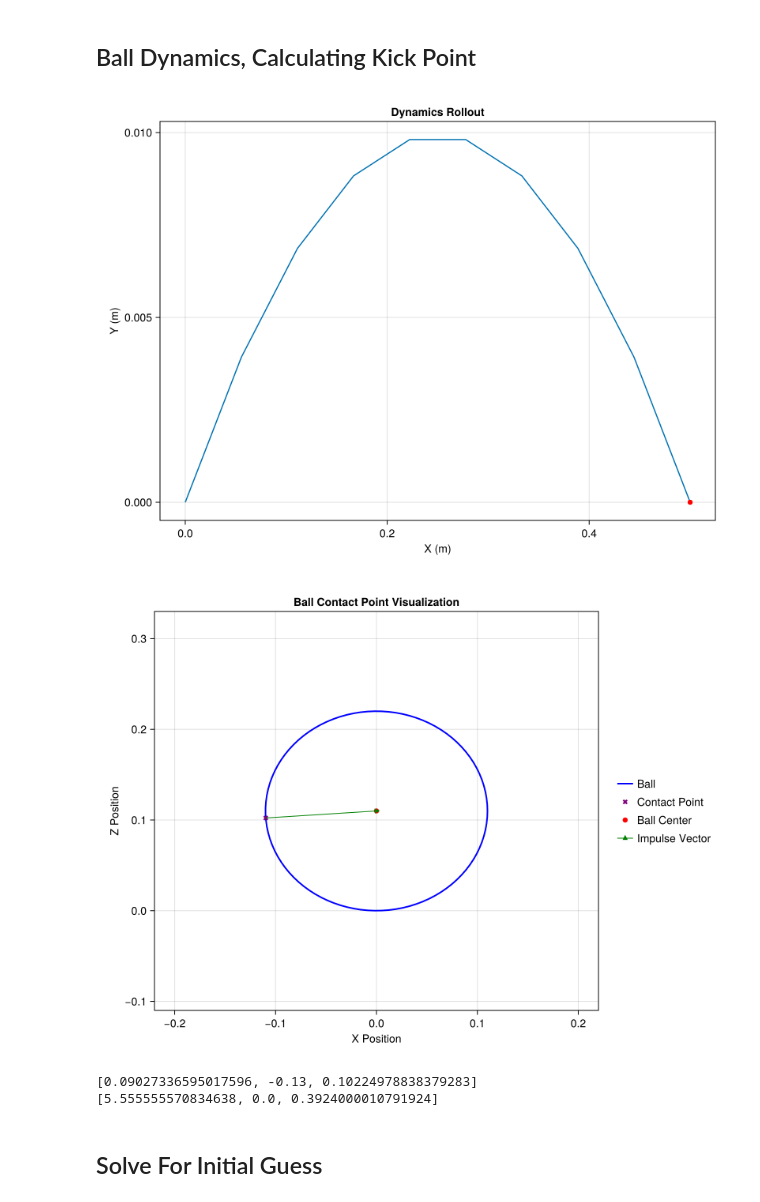
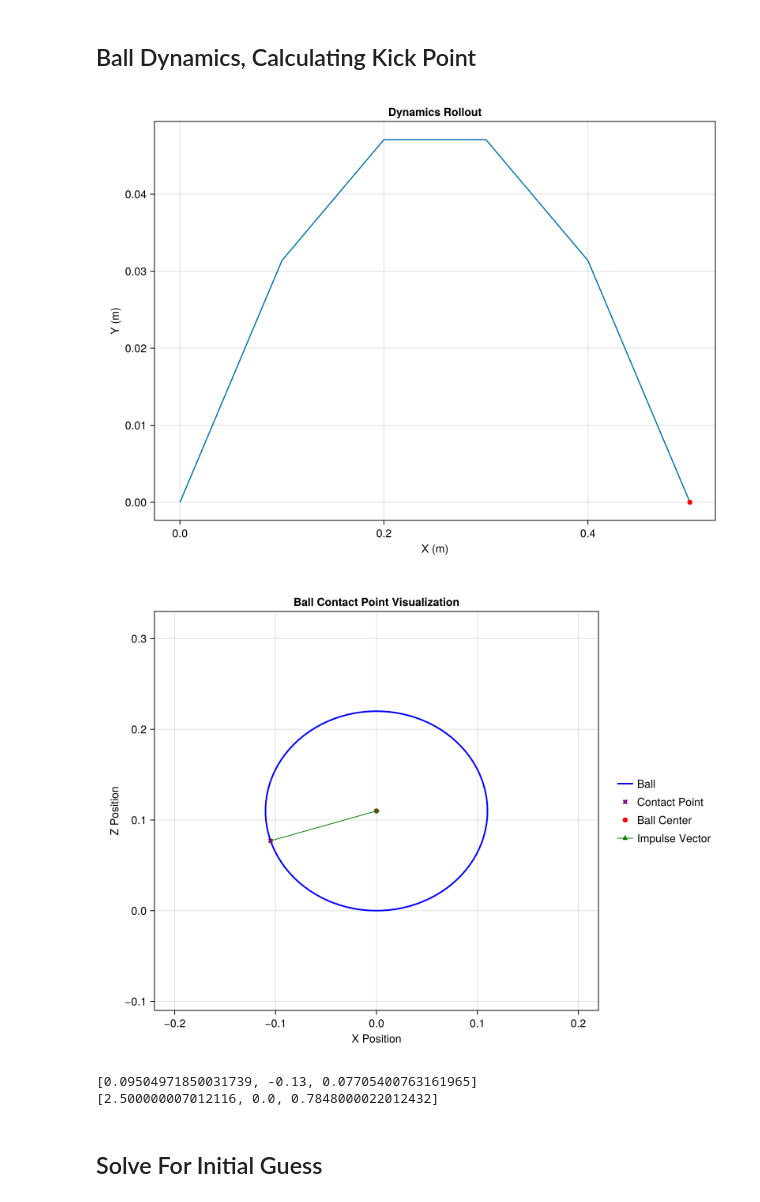
Before and after one commit to oberton31/16745_Unitree_G1_Goal_Kicking, a Jupyter notebook: src/humanoid_ball_kicking_sparse.ipynb, the cells around one changed output. Drawn from its saved outputs; the diff is of its cells as text; code cells hidden in the pictures.

```diff
--- a/src/humanoid_ball_kicking_sparse.ipynb
+++ b/src/humanoid_ball_kicking_sparse.ipynb
@@ -241,24 +241,24 @@ _,K = ihlqr(A, B, Q, R);
 # %%
 q_i = [0.0, 0.0] # Note, this is in the X-Z Plane only, y value will be assigned manually after the fact
 q_des = [0.5, 0.0]
 J_max = Inf
-ball_flight_steps = 10
+ball_flight_steps = 6
 m = 0.1
-dt=0.01
+dt=0.04
 J = optimize_impulse(q_des, q_i, N=ball_flight_steps, J_max=J_max, dt=dt, m=m) # Can also specify mass
 dynamics_rollout(J, q_des, q_i, N=ball_flight_steps, dt=dt, m=m)
 p_c = get_contact_point(J) # Can also specify radius of ball
 visualize_contact(J, p_c)
 p_c = [p_c[1] + 0.2, -0.13, p_c[2]] # accounting for ball being placed forward
 println(p_c)
 v_des = J / m
 v_des = [v_des[1], 0, v_des[2]]
 print(v_des)
 # %% [output]
-[figure, old version]
+[figure, new version]
-[figure, old version]
+[figure, new version]
-[0.09027336595017596, -0.13, 0.10224978838379283]
-[5.555555570834638, 0.0, 0.3924000010791924]
+[0.09504971850031739, -0.13, 0.07705400763161965]
+[2.500000007012116, 0.0, 0.7848000022012432]
 # %% [markdown]
 ## Solve For Initial Guess
 # %%
```
Also changed, not shown: parts of 14 cells of this notebook, 2 other files.
